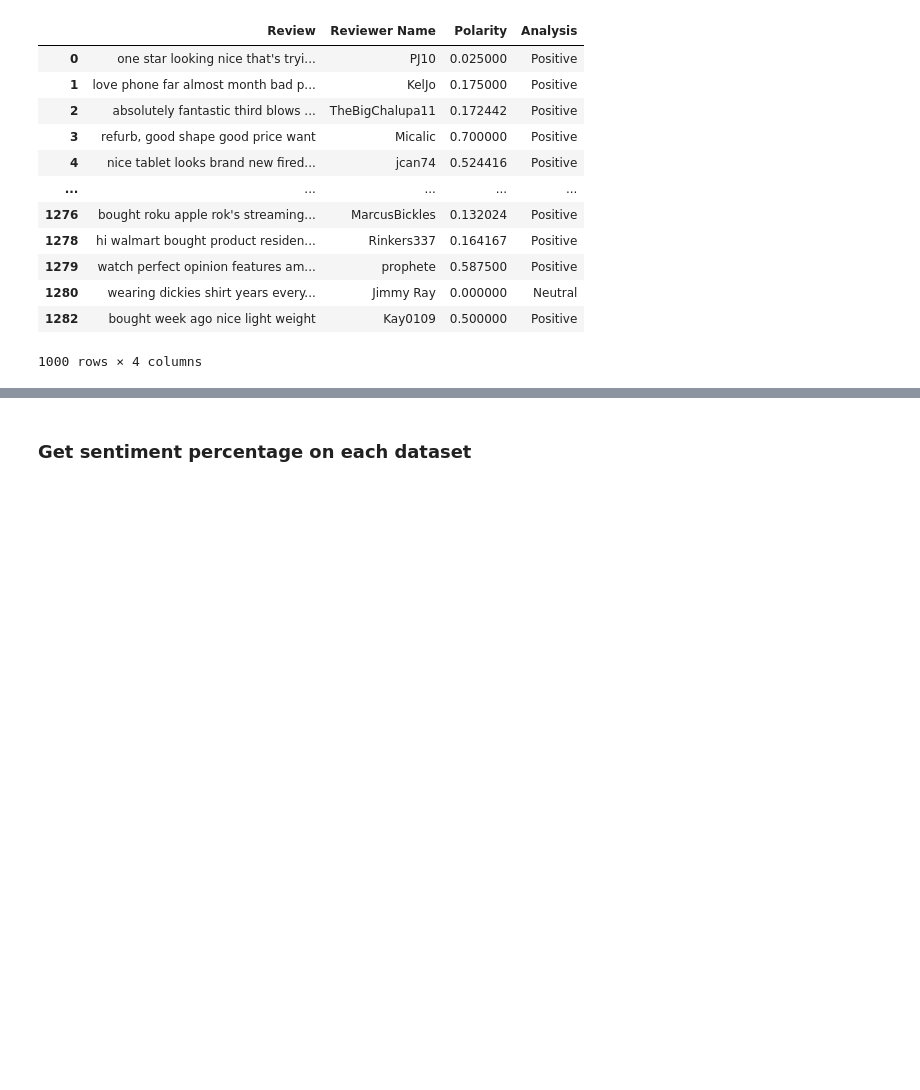
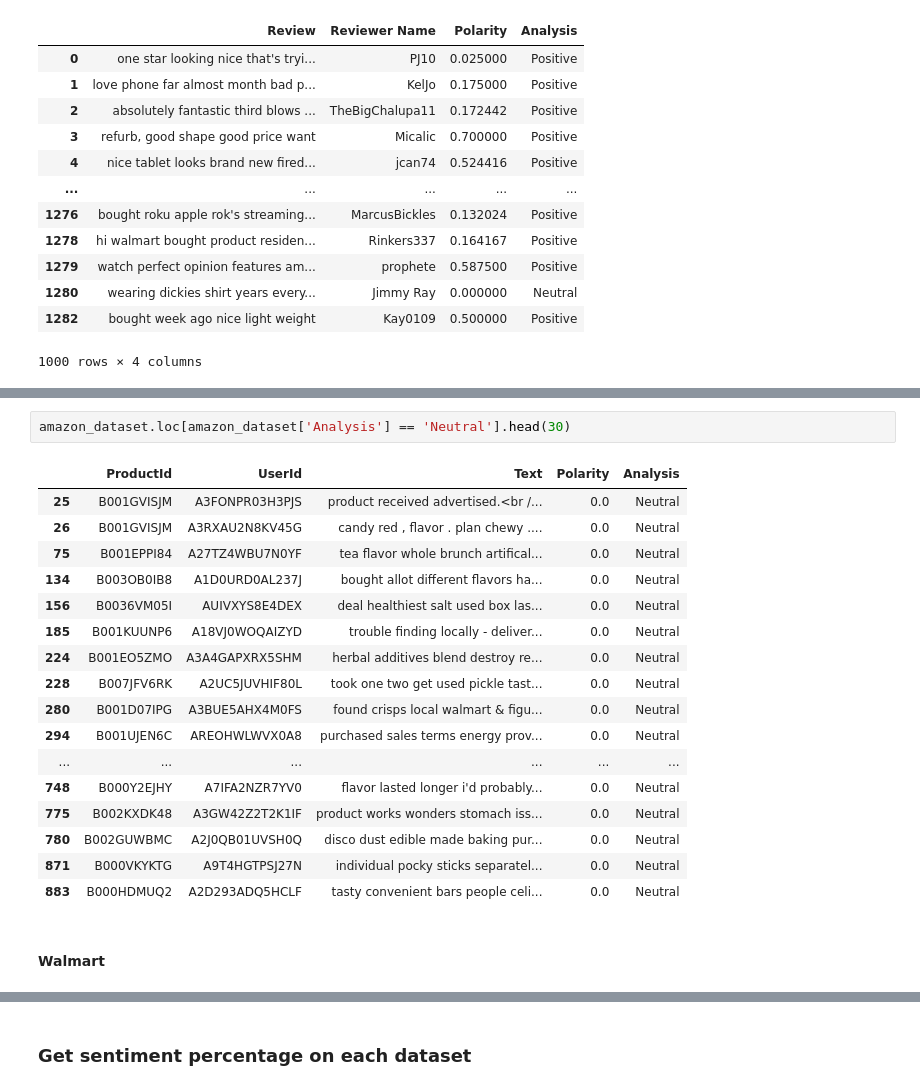
Before and after one commit to isdmg/CS144-8P-RESEARCH-PAPER, a Jupyter notebook: CS144-8P RESEARCH PAPER.ipynb, the cells around one changed output, grey strips where cells are left out. Cells and saved outputs as stored; diff of their text form; blank space fills up the shorter version.

```diff
--- a/CS144-8P RESEARCH PAPER.ipynb
+++ b/CS144-8P RESEARCH PAPER.ipynb
@@ -326,0 +433,22 @@ walmart_dataset
+# %%
+amazon_dataset.loc[amazon_dataset['Analysis'] == 'Neutral'].head(30)
+# %% [output]
+|  | ProductId | UserId | Text | Polarity | Analysis |
+| 25 | B001GVISJM | A3FONPR03H3PJS | product received advertised.<br /... | 0.0 | Neutral |
+| 26 | B001GVISJM | A3RXAU2N8KV45G | candy red , flavor . plan chewy .... | 0.0 | Neutral |
+| 75 | B001EPPI84 | A27TZ4WBU7N0YF | tea flavor whole brunch artifical... | 0.0 | Neutral |
+| 134 | B003OB0IB8 | A1D0URD0AL237J | bought allot different flavors ha... | 0.0 | Neutral |
+| 156 | B0036VM05I | AUIVXYS8E4DEX | deal healthiest salt used box las... | 0.0 | Neutral |
+| 185 | B001KUUNP6 | A18VJ0WOQAIZYD | trouble finding locally - deliver... | 0.0 | Neutral |
+| 224 | B001EO5ZMO | A3A4GAPXRX5SHM | herbal additives blend destroy re... | 0.0 | Neutral |
+| 228 | B007JFV6RK | A2UC5JUVHIF80L | took one two get used pickle tast... | 0.0 | Neutral |
+| 280 | B001D07IPG | A3BUE5AHX4M0FS | found crisps local walmart & figu... | 0.0 | Neutral |
+| 294 | B001UJEN6C | AREOHWLWVX0A8 | purchased sales terms energy prov... | 0.0 | Neutral |
+| ... | ... | ... | ... | ... | ... |
+| 748 | B000Y2EJHY | A7IFA2NZR7YV0 | flavor lasted longer i'd probably... | 0.0 | Neutral |
+| 775 | B002KXDK48 | A3GW42Z2T2K1IF | product works wonders stomach iss... | 0.0 | Neutral |
+| 780 | B002GUWBMC | A2J0QB01UVSH0Q | disco dust edible made baking pur... | 0.0 | Neutral |
+| 871 | B000VKYKTG | A9T4HGTPSJ27N | individual pocky sticks separatel... | 0.0 | Neutral |
+| 883 | B000HDMUQ2 | A2D293ADQ5HCLF | tasty convenient bars people celi... | 0.0 | Neutral |
+# %% [markdown]
+#### Walmart
```
Also changed, not shown: parts of 21 cells of this notebook, 1 other file.
